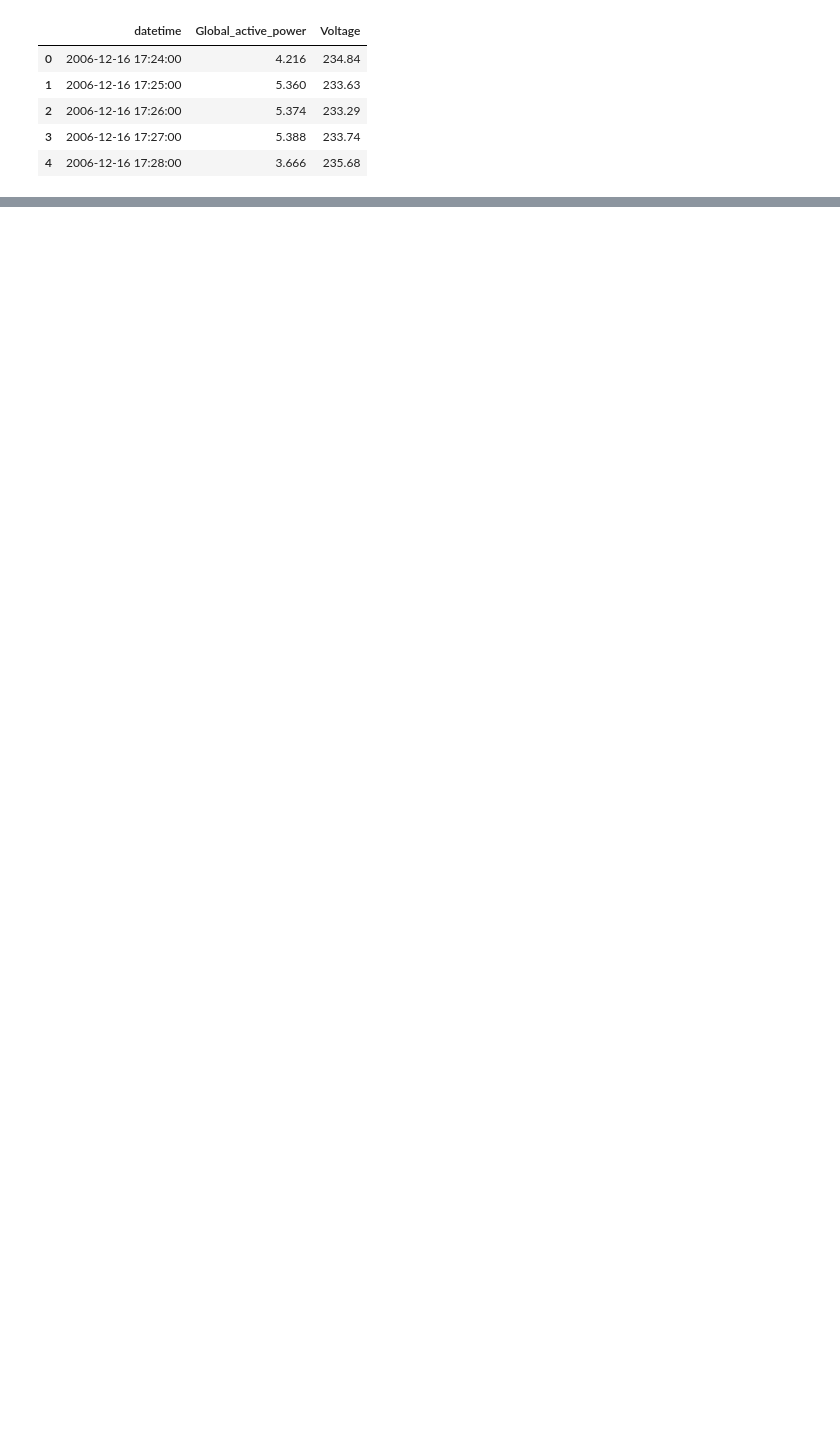
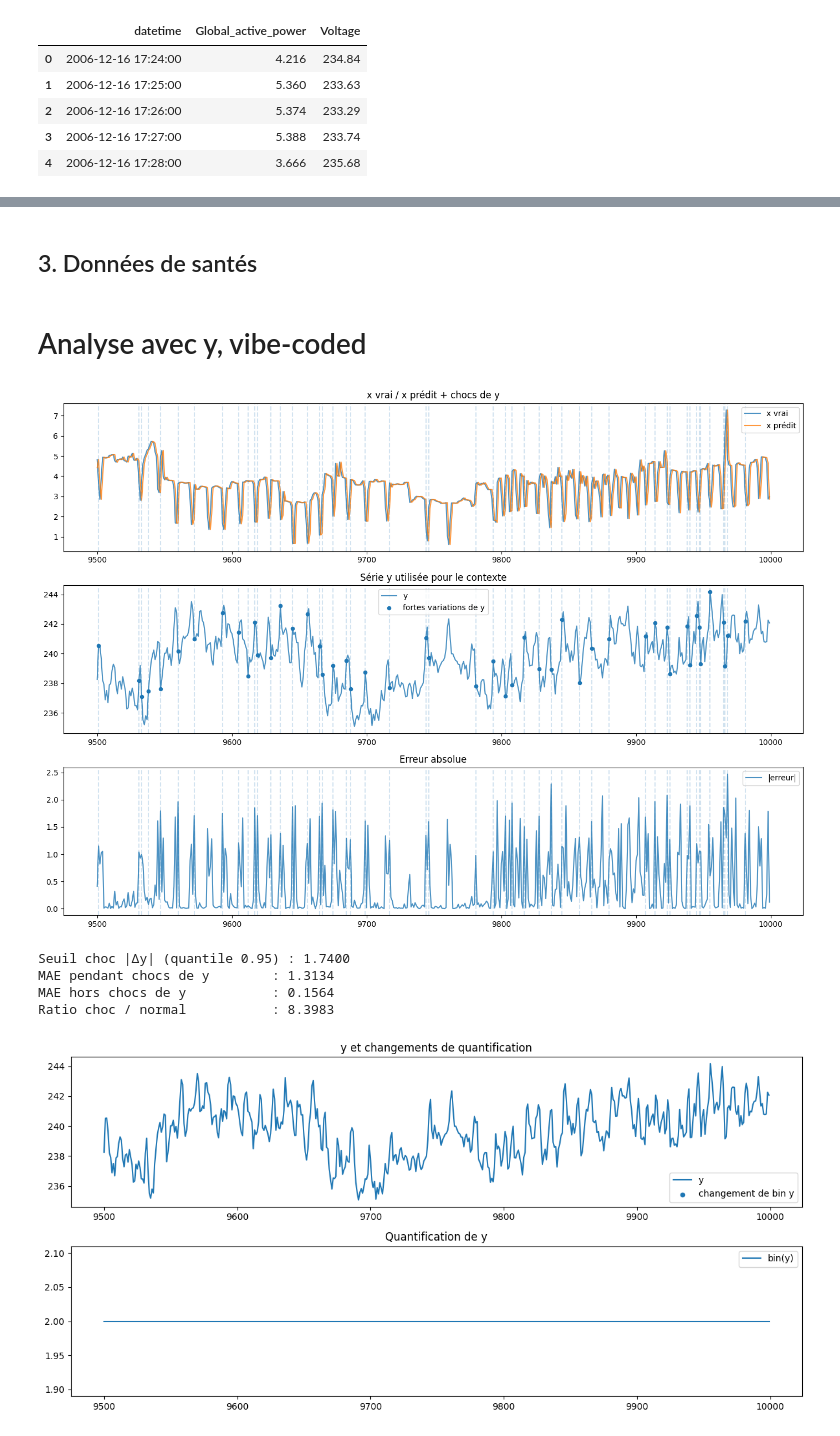
Before and after one commit to raphfaur/ctw, a Jupyter notebook: benchmark_bivariate.ipynb, the cells around one changed output, grey strips where cells are left out. Saved outputs shown, nothing was run; the diff lists cells and outputs as text; code cells hidden in the pictures; blank space fills up the shorter version.

```diff
--- a/benchmark_bivariate.ipynb
+++ b/benchmark_bivariate.ipynb
@@ -92,4 +162,0 @@ np.float64(0.442771929290765)
-# %%
-errors = np.abs(np.array(actuals) - np.array(predictions))
-mae = errors.mean()
-print("Test MAE:", mae)
@@ -324,0 +263,4 @@ Naive baseline - MSE: 0.14296084523889027
+# %% [markdown]
+## 3. Données de santés
+# %% [markdown]
+# Analyse avec y, vibe-coded
@@ -324,0 +395,19 @@ Naive baseline - MSE: 0.14296084523889027
+# %%
+results = analyze_bivariate_predictions(
+    seq_x=seq_x,
+    seq_y=seq_y,
+    predictions=predictions,
+    actuals=actuals,
+    start_idx=0,
+    window_plot=500
+)
+
+compare_errors_on_y_shocks(results["errors"], results["dy"], q=0.95)
+plot_y_bins(seq_y, bq, window_plot=500)
+# %% [output]
+[figure, added]
+Seuil choc |Δy| (quantile 0.95) : 1.7400
+MAE pendant chocs de y        : 1.3134
+MAE hors chocs de y           : 0.1564
+Ratio choc / normal           : 8.3983
+[figure, added]
```
Also changed, not shown: parts of 32 cells of this notebook, 2 other files.
